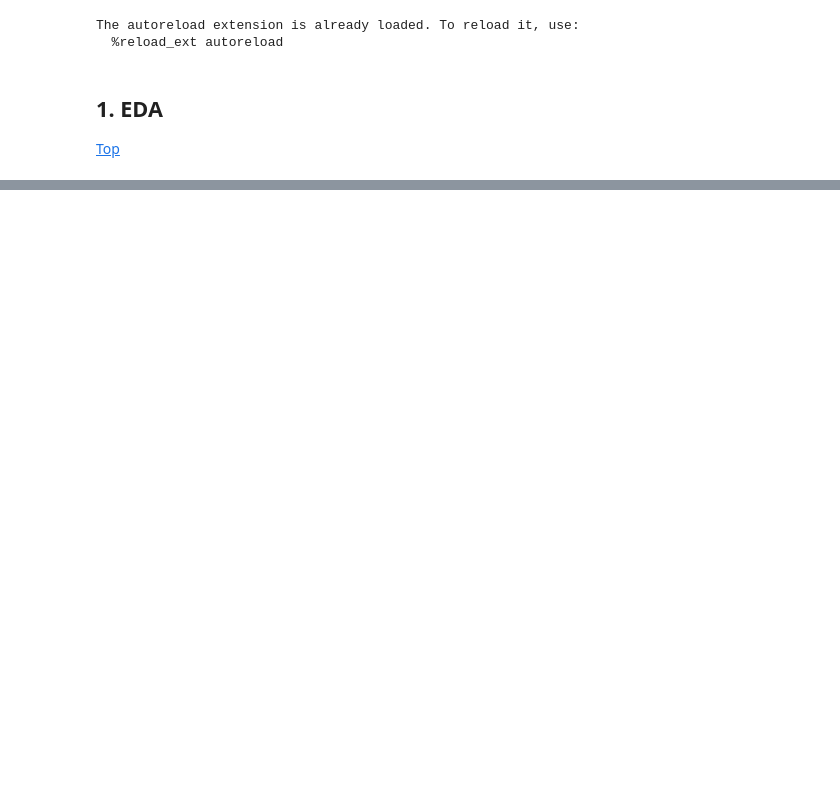
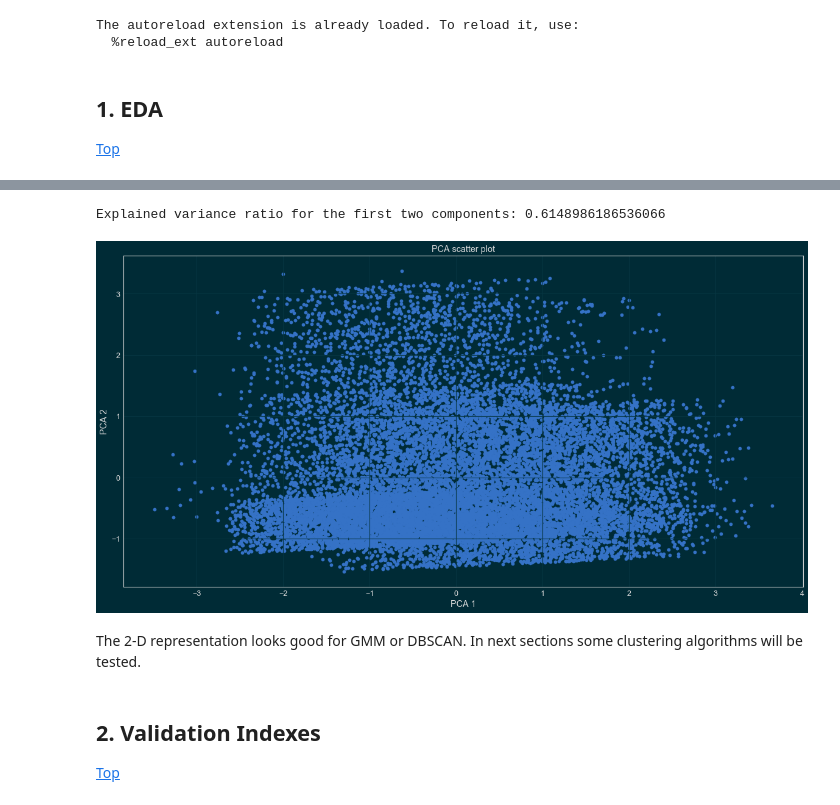
Before and after one commit to mtasende/starbucks-advertising, a Jupyter notebook: notebooks/scratchpad/005-mt-clustering.ipynb, the cells around one changed output, grey strips where cells are left out. Saved outputs shown, nothing was run; the diff lists cells and outputs as text; code cells hidden in the pictures; blank space fills up the shorter version.

```diff
--- a/notebooks/scratchpad/005-mt-clustering.ipynb
+++ b/notebooks/scratchpad/005-mt-clustering.ipynb
@@ -55,0 +152,23 @@ The autoreload extension is already loaded. To reload it, use:
+# %%
+def pca_visualize(X, **kwargs):
+    """ Applies PCA to get 2-D data and make a scatter plot."""
+    extractor = PCA(n_components=2)
+    X_pca = extractor.fit_transform(X)
+
+    print('Explained variance ratio for the first two components: {}'.format(
+        extractor.explained_variance_ratio_.sum()))
+
+    plt.scatter(X_pca[:,0], X_pca[:,1], **kwargs)
+    plt.title('PCA scatter plot')
+    plt.xlabel('PCA 1')
+    _ = plt.ylabel('PCA 2')
+# %%
+pca_visualize(X_s_train)
+# %% [output]
+Explained variance ratio for the first two components: 0.6148986186536066
+[figure, added]
+# %% [markdown]
+The 2-D representation looks good for GMM or DBSCAN. In next sections some clustering algorithms will be tested.
+# %% [markdown]
+## 2. Validation Indexes <a id='indexes'/>
+[Top](#top)
```
Also changed, not shown: parts of 43 cells of this notebook.
